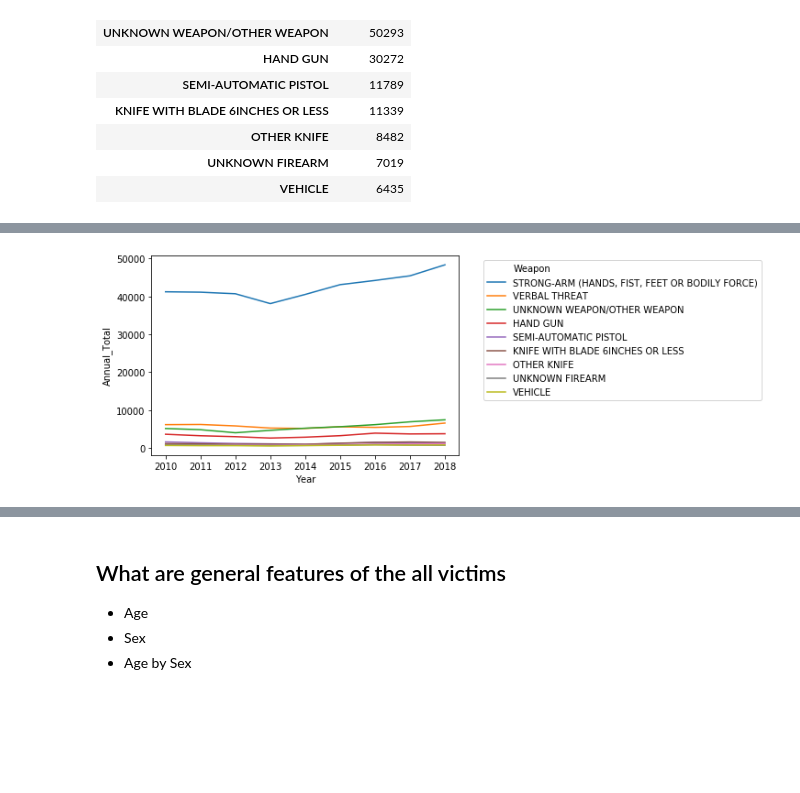
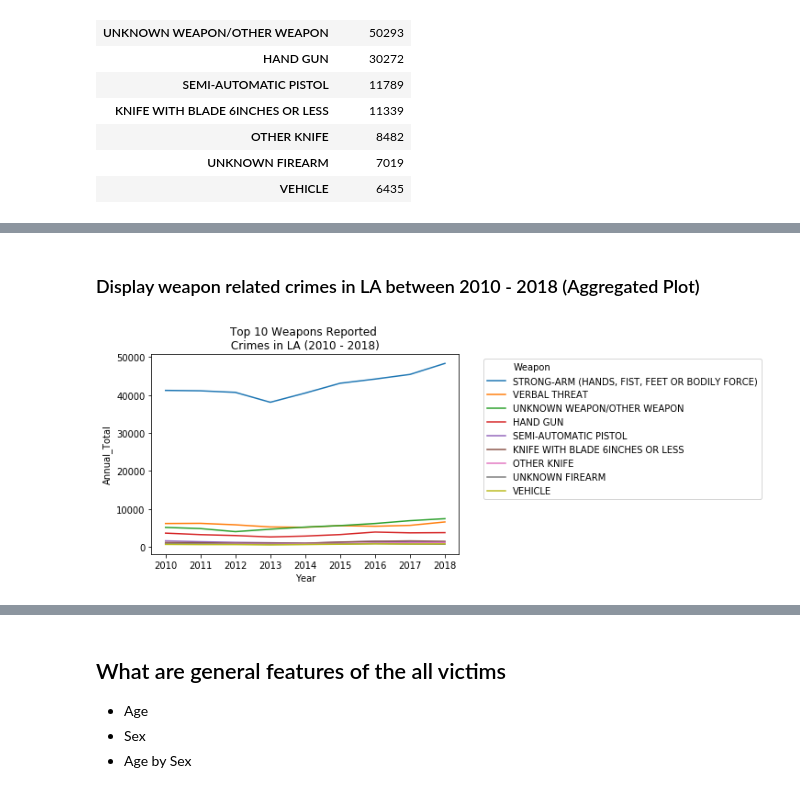
Before and after one commit to BitterScientist/bitterscientist.com, a Jupyter notebook: folders/ds_blogs/projects/la_weapon_crimes/WeaponsCrimeProject.ipynb, the cells around one changed output, grey strips where cells are left out. Saved outputs shown, nothing was run; the diff lists cells and outputs as text; code cells hidden in the pictures; blank space fills up the shorter version.

Commit message:
update crime blog

```diff
--- a/folders/ds_blogs/projects/la_weapon_crimes/WeaponsCrimeProject.ipynb
+++ b/folders/ds_blogs/projects/la_weapon_crimes/WeaponsCrimeProject.ipynb
@@ -282,7 +153,0 @@ plt.show()
-# %%
-grouped = weapon_df.groupby('Weapon_Desc').resample('Y', on = "Date_Reported").count()
-grouped_df = grouped[['Crime_Code']]
-test_df = grouped_df.reset_index()
-test_df['Date_Reported'] = test_df['Date_Reported'].dt.year
-test_df.rename(columns={'Weapon_Desc': 'Weapon','Date_Reported':'Year', 'Crime_Code': 'Annual_Total'}, inplace=True)
-test_df.head()
@@ -297,0 +154,12 @@ top_crimes_data = test_df.groupby('Weapon')['Annual_Total'].mean().sort_values(a
+# %%
+# Group dataframe by weapon, and downsample to just show years
+grouped = weapon_df.groupby('Weapon_Desc').resample('Y', on = "Date_Reported").count()
+# Group by the crime_code column, but the values in each column are the same,
+# as it is aggregated by .count()
+grouped_df = grouped[['Crime_Code']]
+# Then convert index values to columns using the .reset_index()
+all_weapons_df = grouped_df.reset_index()
+# Reduce the date column to just the year (omit the month and last day of the month)
+all_weapons_df['Date_Reported'] = all_weapons_df['Date_Reported'].dt.year
+# Rename columns
+all_weapons_df.rename(columns={'Weapon_Desc': 'Weapon','Date_Reported':'Year', 'Crime_Code': 'Annual_Total'}, inplace=True)
@@ -302,5 +176,5 @@ array = np.asarray(top_10_weapons)
 # Create a dataframe that only contains the top 10 weapons
 frames = []
 for value in array:
-    temp_df = test_df.loc[test_df["Weapon"] == value]
+    temp_df = all_weapons_df.loc[test_df["Weapon"] == value]
     frames.append(temp_df)
@@ -310,6 +181,16 @@ top10weapon_df = top10weapon_df.astype({'Weapon': 'str'})
+# %%
+# Concatenate the filtered dataframe
+top10weapons = pd.concat(frames, axis=0)
+# Convert the Weapon column from category to object, otherwise, the plots will contain
+# every weapon category, when we just want the top 10 in the array generated above.
+top10weapons = top10weapons.astype({'Weapon': 'str'})
+# %% [markdown]
+### Display weapon related crimes in LA between 2010 - 2018 (Aggregated Plot)
 # %%
-sns.lineplot(x="Year", y="Annual_Total", hue="Weapon", data=top10weapon_df)
+sns.lineplot(x="Year", y="Annual_Total", hue="Weapon", data=top10weapons)
 plt.legend(loc='upper right', bbox_to_anchor=(2, 1), ncol=1)
+plt.title("Top 10 Weapons Reported \n Crimes in LA (2010 - 2018) ")
+plt.savefig("static/images/combined_top_weapons_line_plots.png", bbox_inches='tight')
 plt.show()
 # %% [output]
-[figure, old version]
+[figure, new version]
```
Also changed, not shown: parts of 86 cells of this notebook, 20 other files.
